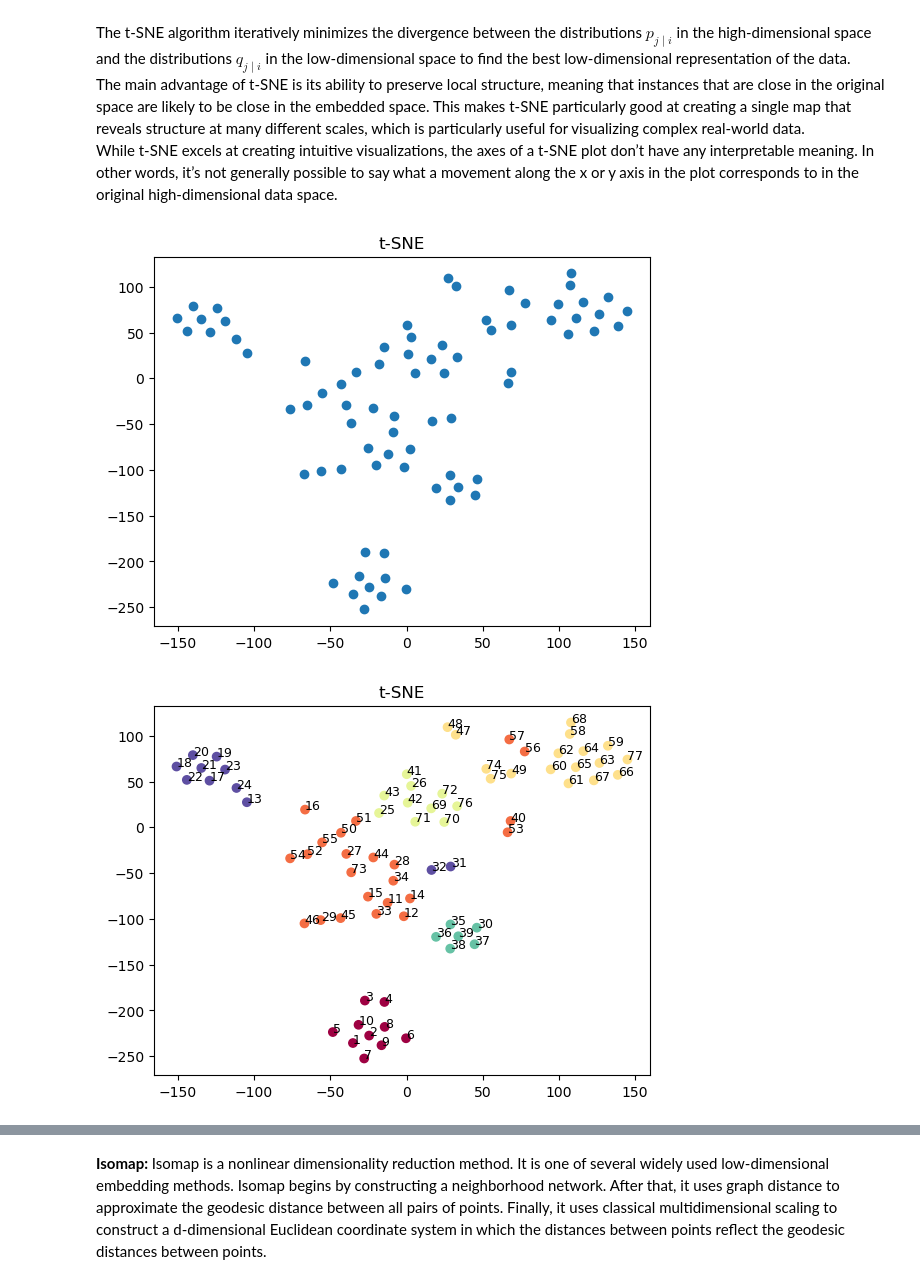
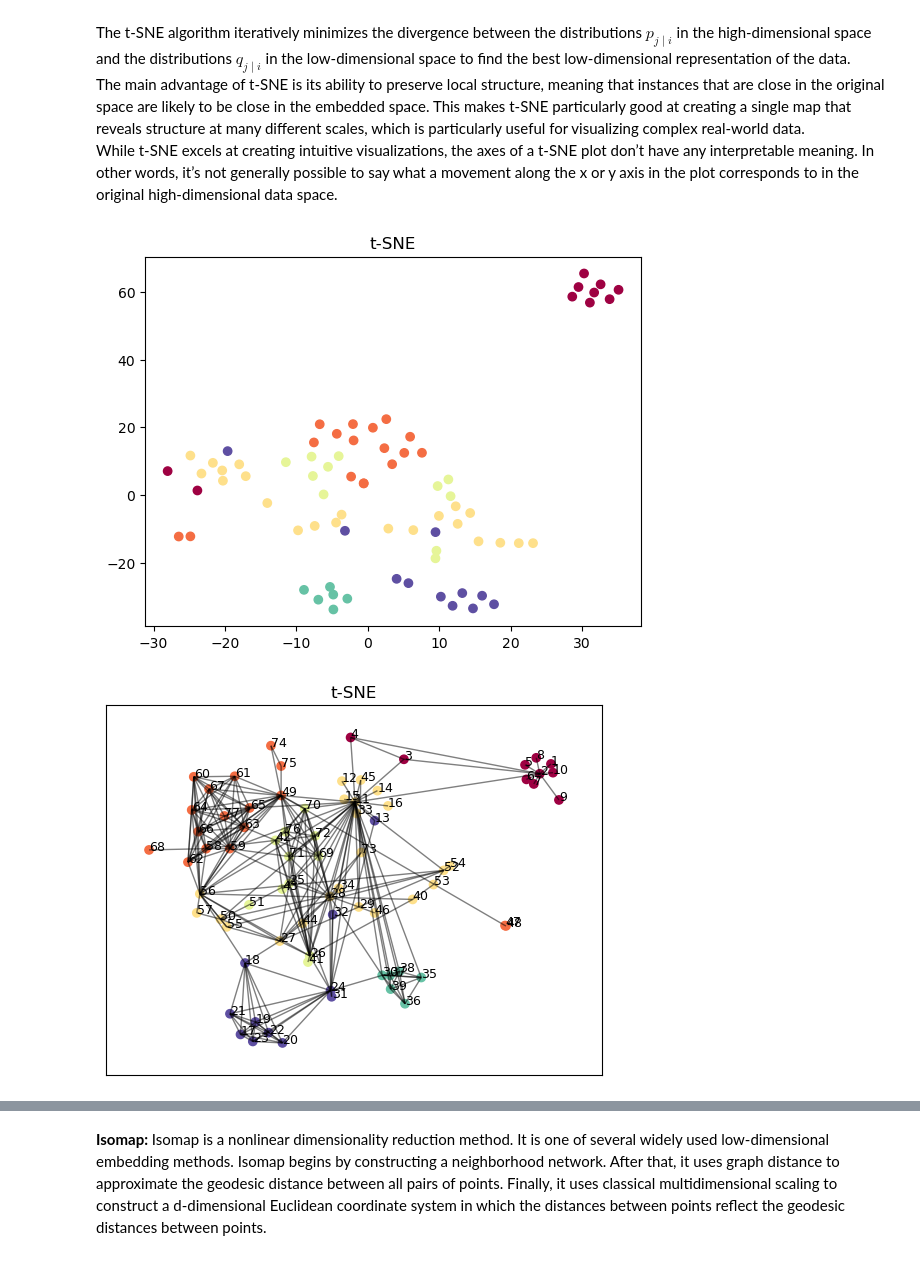
Before and after one commit to mauro-vb/graph-visualization-project, a Jupyter notebook: step6.ipynb, the cells around one changed output, grey strips where cells are left out. Cells and saved outputs as stored; diff of their text form; code cells hidden in the pictures.

```diff
--- a/step6.ipynb
+++ b/step6.ipynb
@@ -55,3 +54,0 @@ def distances_matrix(G):
-# %%
-S = distances_matrix(Graph)
-print(S)
@@ -74,0 +57,15 @@ node_colors = [cluster_color_map[partition[node]] for node in Graph.nodes()]
+# %%
+def distances_matrix(G):
+    return nx.floyd_warshall_numpy(G, weight='weight')
+
+def similarity_matrix(D):
+    with np.errstate(divide='ignore'):
+        S = 1 / D
+        S[np.isinf(S)] = 0
+        S[np.eye(*S.shape, dtype=bool)] = 1  # Set diagonal to maximum similarity
+    return S
+D = distances_matrix(Graph)
+S = similarity_matrix(D)
+print('The distance matrix is:\n',D)
+
+print('The similarity matrix is:\n',S)
@@ -109,25 +133,26 @@ The main advantage of t-SNE is its ability to preserve local structure, meaning
 While t-SNE excels at creating intuitive visualizations, the axes of a t-SNE plot don’t have any interpretable meaning. In other words, it’s not generally possible to say what a movement along the x or y axis in the plot corresponds to in the original high-dimensional data space.
 </p>
 # %%
-tsne = manifold.TSNE(n_components=2, perplexity=5, random_state=0, metric='precomputed')
+tsne = manifold.TSNE(n_components=2, perplexity=5, random_state=0, metric='precomputed', init='random')
 np.set_printoptions(suppress=True)
 Y = tsne.fit_transform(1-S)
 
-plt.scatter(Y[:, 0], Y[:, 1], marker = 'o')
+plt.scatter(Y[:, 0], Y[:, 1], marker = 'o', c=node_colors)
 
 plt.title('t-SNE')
 plt.show()
 
-tsne = manifold.TSNE(n_components=2, perplexity=5, random_state=0, metric='precomputed')
+tsne = manifold.TSNE(n_components=2, perplexity=30, random_state=0, metric='precomputed', init='random')
 np.set_printoptions(suppress=True)
 Y = tsne.fit_transform(1-S)
-
+pos_tsne_dict = {node: pos for node, pos in zip(Graph.nodes(), Y)}
 plt.scatter(Y[:, 0], Y[:, 1], marker='o', c=node_colors)  # Use the node colors here
 
 plt.title('t-SNE')
 for i, label in enumerate(Graph.nodes()):
     plt.text(Y[i, 0], Y[i, 1], label, fontsize=9)
+nx.draw_networkx_edges(Graph, pos_tsne_dict, alpha=0.5)
 plt.show()
 # %% [output]
-[figure, old version]
+[figure, new version]
-[figure, old version]
+[figure, new version]
```
Also changed, not shown: parts of 21 cells of this notebook.
